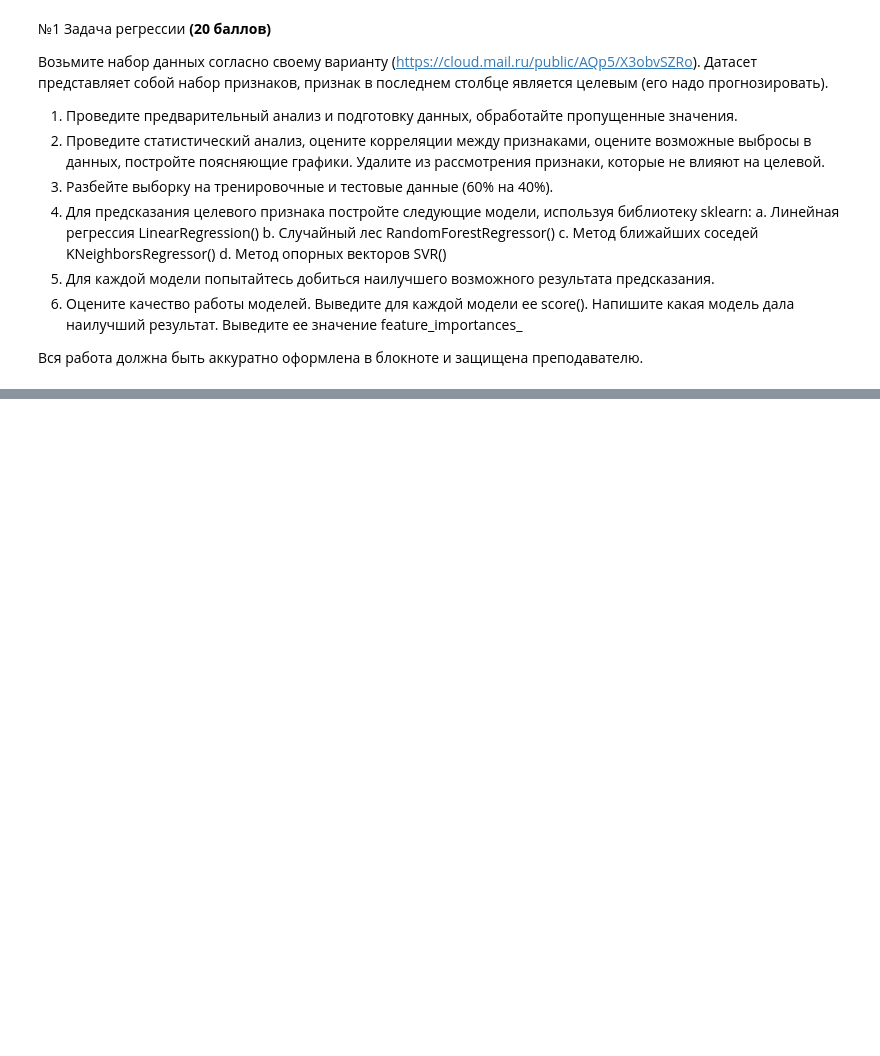
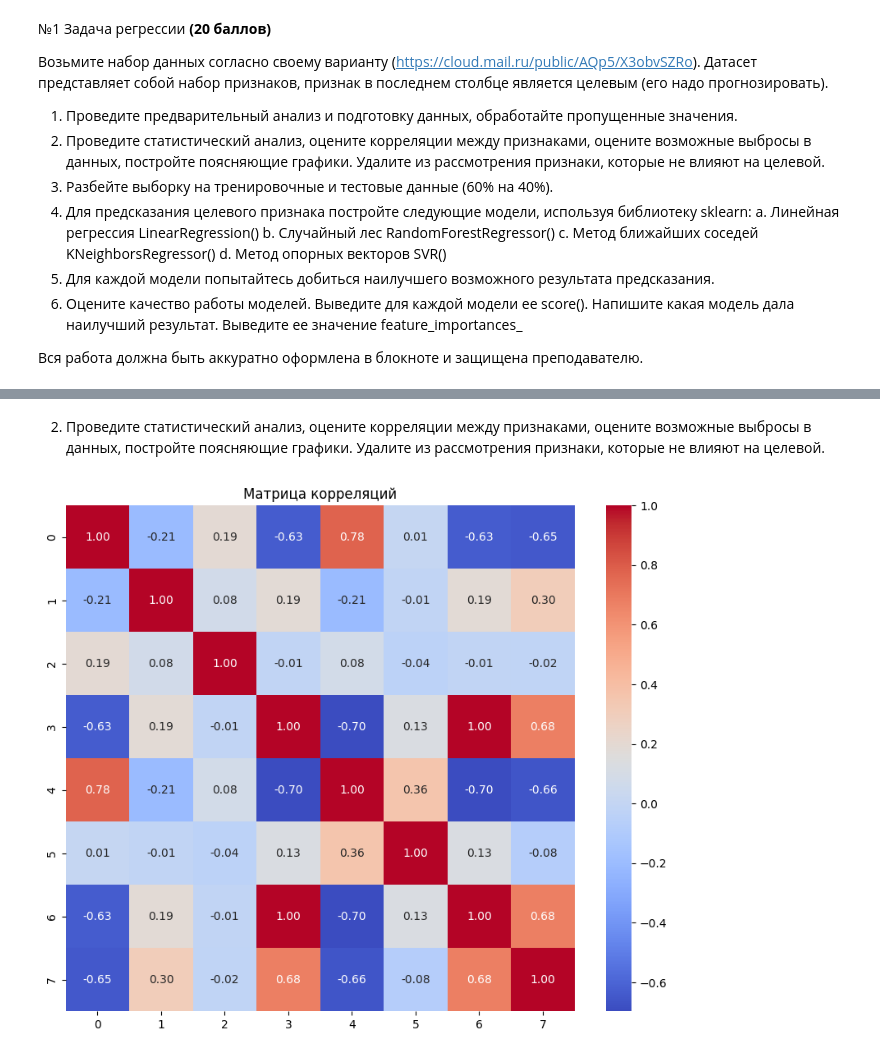
Before and after one commit to WonderSi/iml-python-semestr5, a Jupyter notebook: examle.ipynb, the cells around one changed output, grey strips where cells are left out. Saved outputs shown, nothing was run; the diff lists cells and outputs as text; code cells hidden in the pictures; blank space fills up the shorter version.

```diff
--- a/examle.ipynb
+++ b/examle.ipynb
@@ -25,0 +522,4 @@ feature_importances_
+# %%
+# Загрузка и подготовка данных
+df = pd.read_csv('dataset_var8_num2.csv', header=None, sep=';')
+df
@@ -25,0 +585,2 @@ feature_importances_
+# %%
+df = df.fillna(df.median())
@@ -25,0 +615,11 @@ feature_importances_
+# %% [markdown]
+2. Проведите статистический анализ, оцените корреляции между признаками, оцените
+возможные выбросы в данных, постройте поясняющие графики. Удалите из
+рассмотрения признаки, которые не влияют на целевой.
+# %%
+plt.figure(figsize=(10, 8))
+sns.heatmap(df.corr(), annot=True, cmap='coolwarm', fmt=".2f")
+plt.title('Матрица корреляций')
+plt.show()
+# %% [output]
+[figure, added]
```
Also changed, not shown: parts of 49 cells of this notebook, 1 other file.
